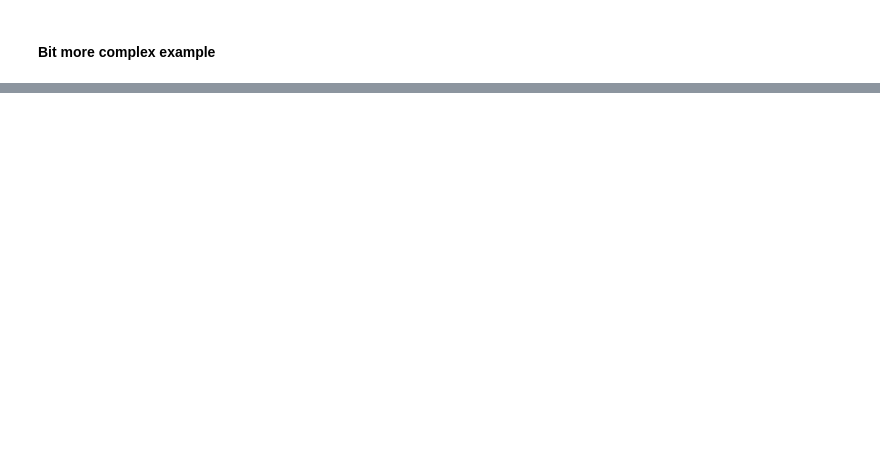
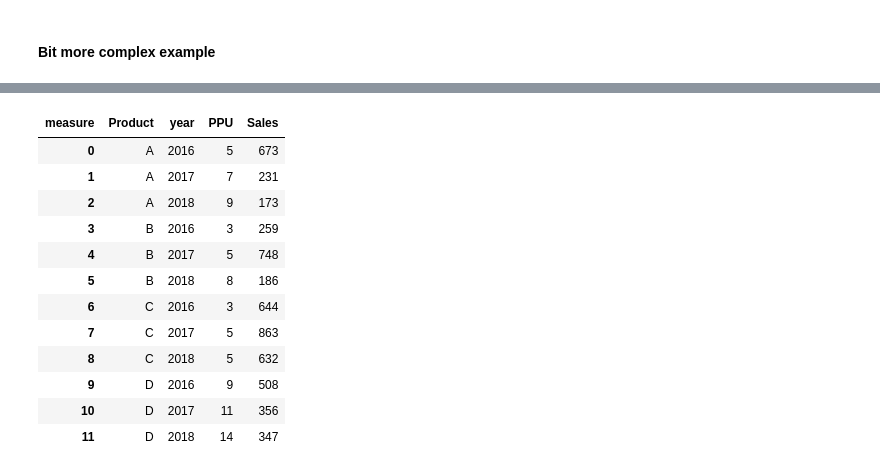
Before and after one commit to CodeupClassroom/hopper-classification-exercises, a Jupyter notebook: tidy_data_lesson.ipynb, the cells around one changed output, grey strips where cells are left out. Saved outputs shown, nothing was run; the diff lists cells and outputs as text; code cells hidden in the pictures; blank space fills up the shorter version.

Commit message:
finish tidy-data lesson

```diff
--- a/tidy_data_lesson.ipynb
+++ b/tidy_data_lesson.ipynb
@@ -421,4 +467,5 @@ sales.head()
 # %%
 # first we melt all the columns expect 'Product'
 
-sales_melt =
+sales_melt = sales.melt(id_vars = 'Product')
+sales_melt.head()
@@ -427,2 +484,6 @@ sales_melt =
 # %%
 # here we split the 'variable' column to create two new columns 'year' and 'measure'
+
+sales_melt[['year', 'measure']] =sales_melt.variable.str.split(' ', expand = True)
+
+sales_melt.head()
@@ -429,5 +497,24 @@ sales_melt =
 # %%
 # now we will pivot the 'measure' column to create the two new columns 'PPU' and 'Sales'
 # reset the index to flatten the dataframe
 
-sales_tidy =
+sales_tidy = sales_melt.pivot_table(index = ['Product', 'year'],
+                                   columns = 'measure',
+                                   values = 'value',
+                                   aggfunc= 'mean').reset_index()
+
+sales_tidy
+# %% [output]
+| measure | Product | year | PPU | Sales |
+| 0 | A | 2016 | 5 | 673 |
+| 1 | A | 2017 | 7 | 231 |
+| 2 | A | 2018 | 9 | 173 |
+| 3 | B | 2016 | 3 | 259 |
+| 4 | B | 2017 | 5 | 748 |
+| 5 | B | 2018 | 8 | 186 |
+| 6 | C | 2016 | 3 | 644 |
+| 7 | C | 2017 | 5 | 863 |
+| 8 | C | 2018 | 5 | 632 |
+| 9 | D | 2016 | 9 | 508 |
+| 10 | D | 2017 | 11 | 356 |
+| 11 | D | 2018 | 14 | 347 |
```
Also changed, not shown: parts of 9 cells of this notebook.
